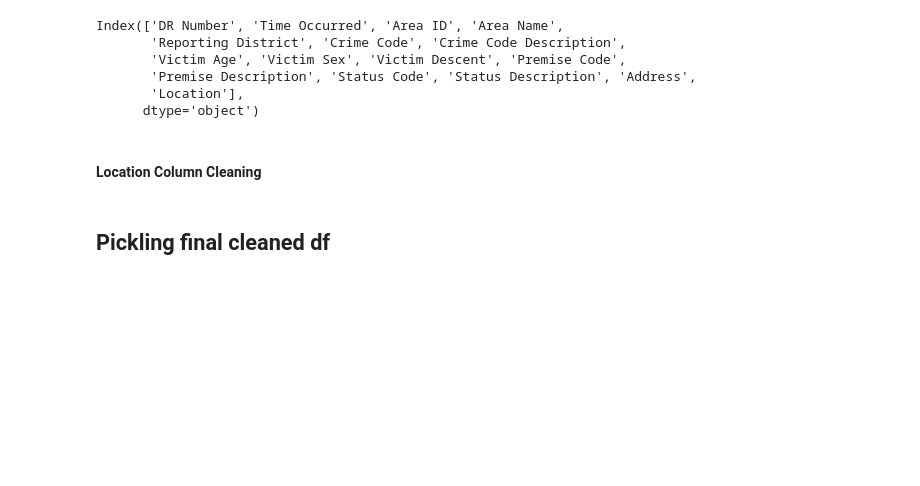
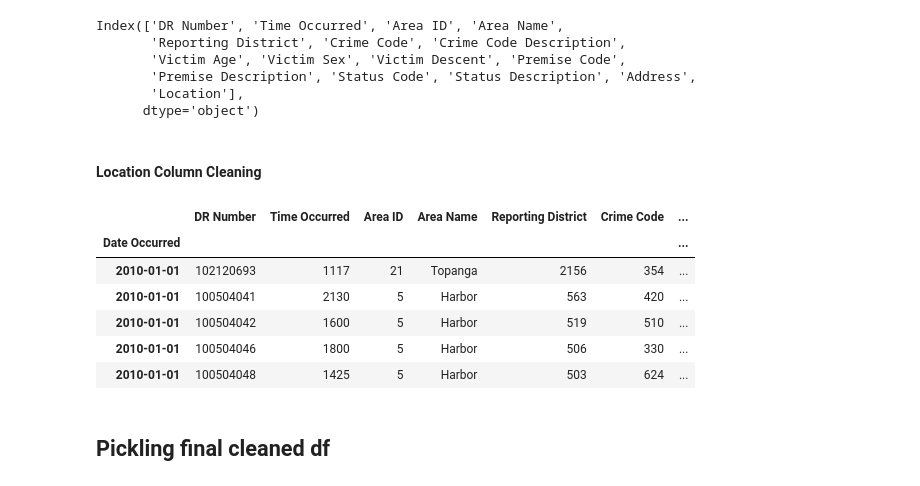
Before and after one commit to sidneykung/LA_crime_forecasting, a Jupyter notebook: data_cleaning_lhamu.ipynb, the cells around one changed output. Drawn from its saved outputs; the diff is of its cells as text; code cells hidden in the pictures; blank space fills up the shorter version.

```diff
--- a/data_cleaning_lhamu.ipynb
+++ b/data_cleaning_lhamu.ipynb
@@ -422,5 +433,16 @@ df['latitude'] = df['latitude'].str.extract('(-?\d+\.?\d+)', expand=False).str.s
 df['longitude'] = df['Location'].str.extract('(\'longitude\'\:\s\'\-?\d+\.?\d+\')', expand=False).str.strip()
 # pulling out only coordinate
 df['longitude'] = df['longitude'].str.extract('(-?\d+\.?\d+)', expand=False).str.strip()
+# %%
+# crime_dict
+df.head()
+# %% [output]
+|  | DR Number | Time Occurred | Area ID | Area Name | Reporting District | Crime Code | ... |
+| Date Occurred |  |  |  |  |  |  | ... |
+| 2010-01-01 | 102120693 | 1117 | 21 | Topanga | 2156 | 354 | ... |
+| 2010-01-01 | 100504041 | 2130 | 5 | Harbor | 563 | 420 | ... |
+| 2010-01-01 | 100504042 | 1600 | 5 | Harbor | 519 | 510 | ... |
+| 2010-01-01 | 100504046 | 1800 | 5 | Harbor | 506 | 330 | ... |
+| 2010-01-01 | 100504048 | 1425 | 5 | Harbor | 503 | 624 | ... |
 # %%
 # dropping description columns and features not relevant to modeling
```
Also changed, not shown: parts of 8 cells of this notebook.
